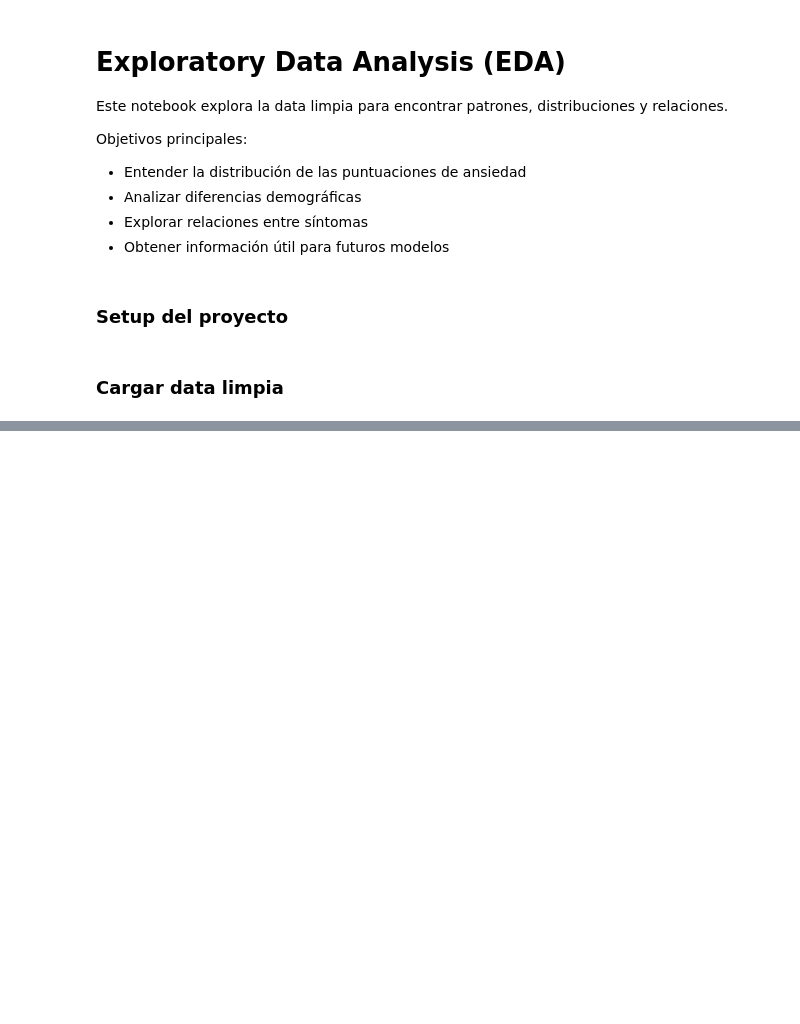
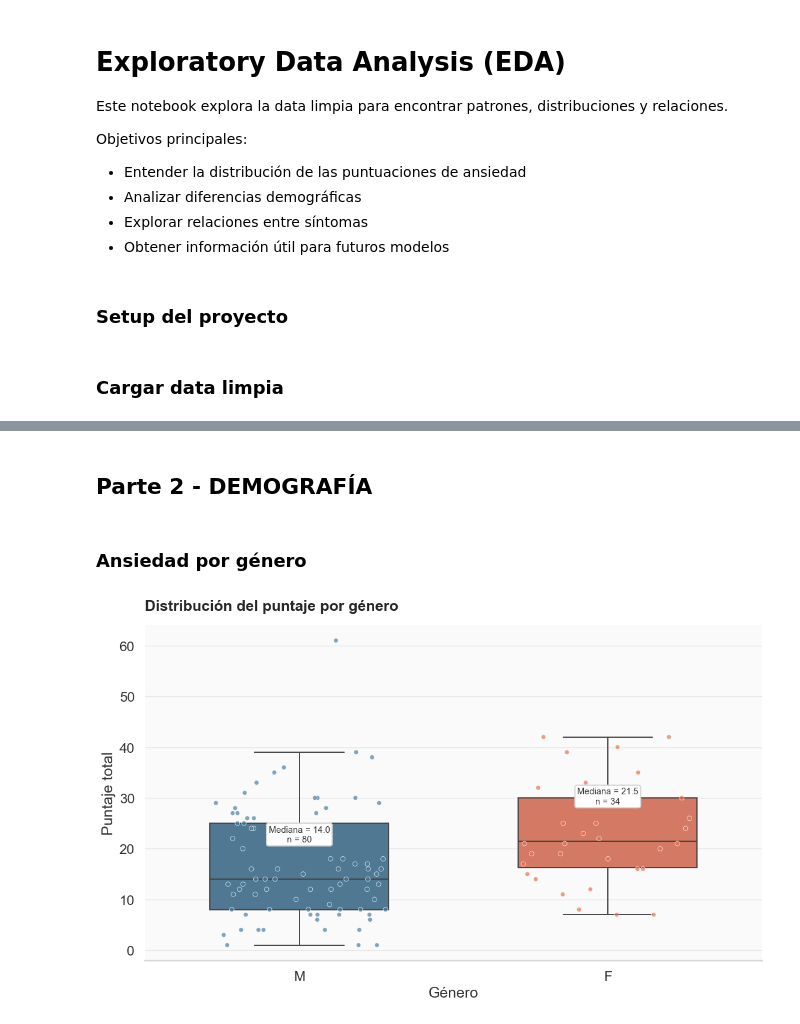
Before and after one commit to homeless-coder/bai-analysis, a Jupyter notebook: notebooks/02_eda.ipynb, the cells around one changed output, grey strips where cells are left out. Cells and saved outputs as stored; diff of their text form; code cells hidden in the pictures; blank space fills up the shorter version.

```diff
--- a/notebooks/02_eda.ipynb
+++ b/notebooks/02_eda.ipynb
@@ -39,0 +255,78 @@ df.head()
+# %% [markdown]
+## Parte 2 - DEMOGRAFÍA
+# %% [markdown]
+### Ansiedad por género
+# %%
+if "polish_axes" not in globals():
+    def polish_axes(ax):
+        ax.grid(axis="y", color="#E6E6E6", linewidth=1)
+        ax.grid(axis="x", visible=False)
+        sns.despine(ax=ax, left=True, bottom=False)
+        ax.title.set_color("#222222")
+        return ax
+
+if "save_plot" not in globals():
+    from src.config import OUTPUTS_FIGURES
+    OUTPUTS_FIGURES.mkdir(parents=True, exist_ok=True)
+
+    def save_plot(fig, filename):
+        fig.tight_layout()
+        fig.savefig(OUTPUTS_FIGURES / filename, dpi=180, bbox_inches="tight")
+
+GENDER_PALETTE = globals().get("GENDER_PALETTE", {
+    "M": "#457B9D",
+    "F": "#C1121F",
+})
+
+fig, ax = plt.subplots(figsize=(11.5, 7.2))
+sns.boxplot(
+    data=df,
+    x="gender",
+    y="totalScore",
+    order=["M", "F"],
+    hue="gender",
+    palette=GENDER_PALETTE,
+    width=0.58,
+    linewidth=1.4,
+    fliersize=0,
+    legend=False,
+    ax=ax,
+)
+sns.stripplot(
+    data=df,
+    x="gender",
+    y="totalScore",
+    order=["M", "F"],
+    hue="gender",
+    palette=GENDER_PALETTE,
+    dodge=False,
+    jitter=0.28,
+    alpha=0.68,
+    size=5.5,
+    edgecolor="white",
+    linewidth=0.7,
+    legend=False,
+    ax=ax,
+)
+
+summary = df.groupby("gender")["totalScore"].agg(["count", "median"]).reindex(["M", "F"])
+for x, (gender, row) in enumerate(summary.iterrows()):
+    ax.text(
+        x,
+        row["median"] + 7.0,
+        f"Mediana = {row['median']:.1f}\nn = {int(row['count'])}",
+        ha="center",
+        va="bottom",
+        fontsize=10.5,
+        color="#333333",
+        bbox={"boxstyle": "round,pad=0.25", "facecolor": "white", "edgecolor": "#D6D6D6"},
+    )
+
+ax.set_title("Distribución del puntaje por género", loc="left", pad=18)
+ax.set_xlabel("Género")
+ax.set_ylabel("Puntaje total")
+polish_axes(ax)
+save_plot(fig, "anxiety_by_gender.png")
+plt.show()
+# %% [output]
+[figure, added]
```
Also changed, not shown: parts of 10 cells of this notebook, 4 other files.
